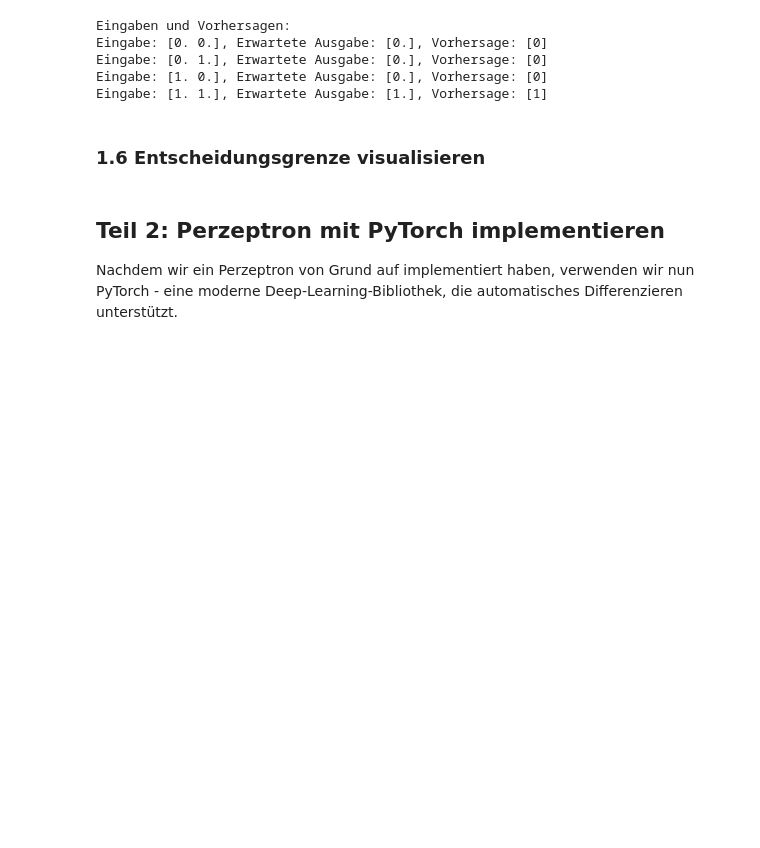
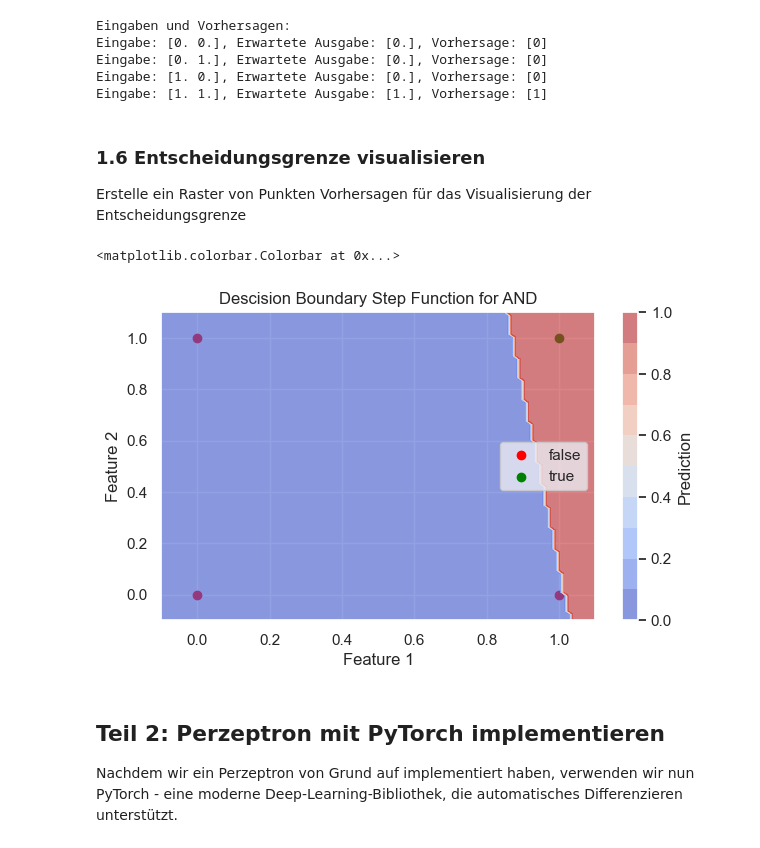
Before and after one commit to red-apple38/understanding-deep-learning, a Jupyter notebook: docs/beginner/Perceptron.ipynb, the cells around one changed output. Cells and saved outputs as stored; diff of their text form; code cells hidden in the pictures; blank space fills up the shorter version.

Commit message:
contourf added for AND

```diff
--- a/docs/beginner/Perceptron.ipynb
+++ b/docs/beginner/Perceptron.ipynb
@@ -520,3 +520,6 @@ Eingabe: [1. 0.], Erwartete Ausgabe: [0.], Vorhersage: [0]
 Eingabe: [1. 1.], Erwartete Ausgabe: [1.], Vorhersage: [1]
 # %% [markdown]
 ### 1.6 Entscheidungsgrenze visualisieren
+ Erstelle ein Raster von Punkten
+ Vorhersagen für das
+ Visualisierung der Entscheidungsgrenze
@@ -545,3 +526,23 @@ plt.show()
+# %%
+# Erstelle ein Raster von Punkten
+n = 100
+x1 = np.linspace(-0.1, 1.1, n)
+x2 = np.linspace(-0.1, 1.1, n)
+x1_grid, x2_grid = np.meshgrid(x1, x2)
+X_viz = np.c_[x1_grid.flatten(), x2_grid.flatten()]
+#Todo: Assert check
+assert X_viz.shape == (len(X_viz), 2), (
+    "Shape Mismatch for forward pass -> expect shape (samplesize,2)"
+    )
+
+y_viz = model.forward(X_viz).reshape(n,-1)
+fig6, ax6 = visualize_data(X,y,"Descision Boundary Step Function for AND")
+cf = ax6.contourf(x1_grid, x2_grid, y_viz, levels=10, cmap='coolwarm', alpha=0.6)
+# cs = plt.contour(x1g, x2g, Z, levels=[0.5], linewidths=2)
+fig6.colorbar(cf, label="Prediction")
+# %% [output]
+<matplotlib.colorbar.Colorbar at 0x...>
+[figure, added]
 # %%
 def bce(self,y,y_hat):
   bce = -1 * np.mean(y * np.log(y_hat) + (1-y) * np.log(1-y_hat))
```
Also changed, not shown: parts of 11 cells of this notebook.
